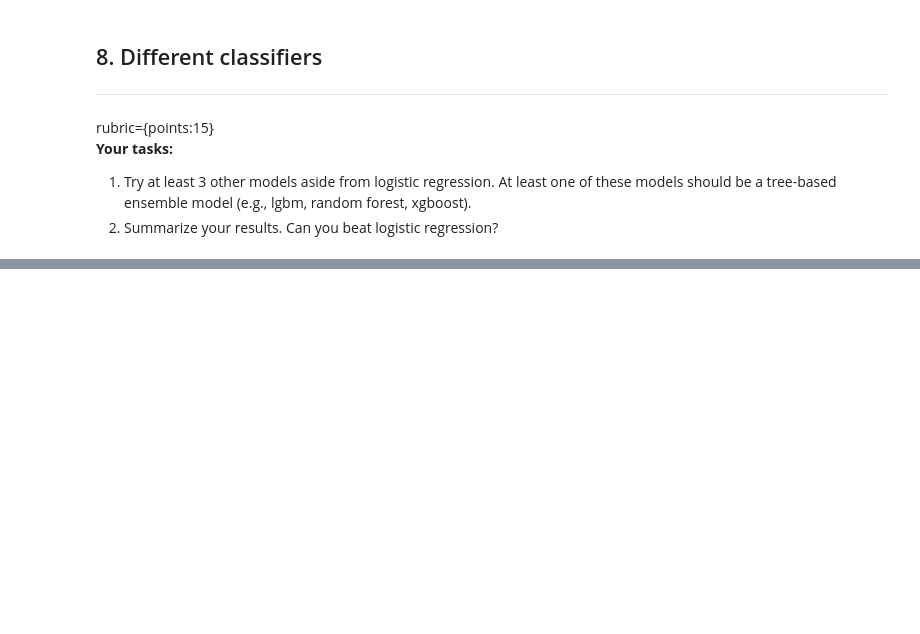
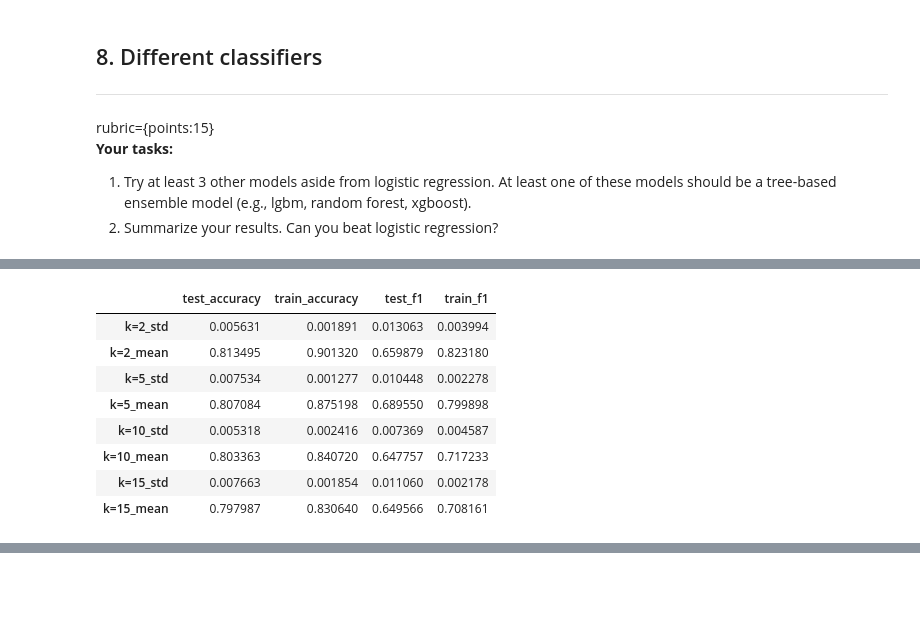
Before and after one commit to Blaise143/CPSC-330-ASSIGNMENTS, a Jupyter notebook: hw6/hw6-starter.ipynb, the cells around one changed output, grey strips where cells are left out. Drawn from its saved outputs; the diff is of its cells as text; code cells hidden in the pictures; blank space fills up the shorter version.

```diff
--- a/hw6/hw6-starter.ipynb
+++ b/hw6/hw6-starter.ipynb
@@ -416,0 +518,14 @@ rubric={points:15}
+# %%
+n_neighbours = [2,5,10,15]
+knn_cv = cross_val_train("KNN", params=n_neighbours, metrics=metrics)
+knn_cv
+# %% [output]
+|  | test_accuracy | train_accuracy | test_f1 | train_f1 |
+| k=2_std | 0.005631 | 0.001891 | 0.013063 | 0.003994 |
+| k=2_mean | 0.813495 | 0.901320 | 0.659879 | 0.823180 |
+| k=5_std | 0.007534 | 0.001277 | 0.010448 | 0.002278 |
+| k=5_mean | 0.807084 | 0.875198 | 0.689550 | 0.799898 |
+| k=10_std | 0.005318 | 0.002416 | 0.007369 | 0.004587 |
+| k=10_mean | 0.803363 | 0.840720 | 0.647757 | 0.717233 |
+| k=15_std | 0.007663 | 0.001854 | 0.011060 | 0.002178 |
+| k=15_mean | 0.797987 | 0.830640 | 0.649566 | 0.708161 |
```
Also changed, not shown: parts of 11 cells of this notebook.
